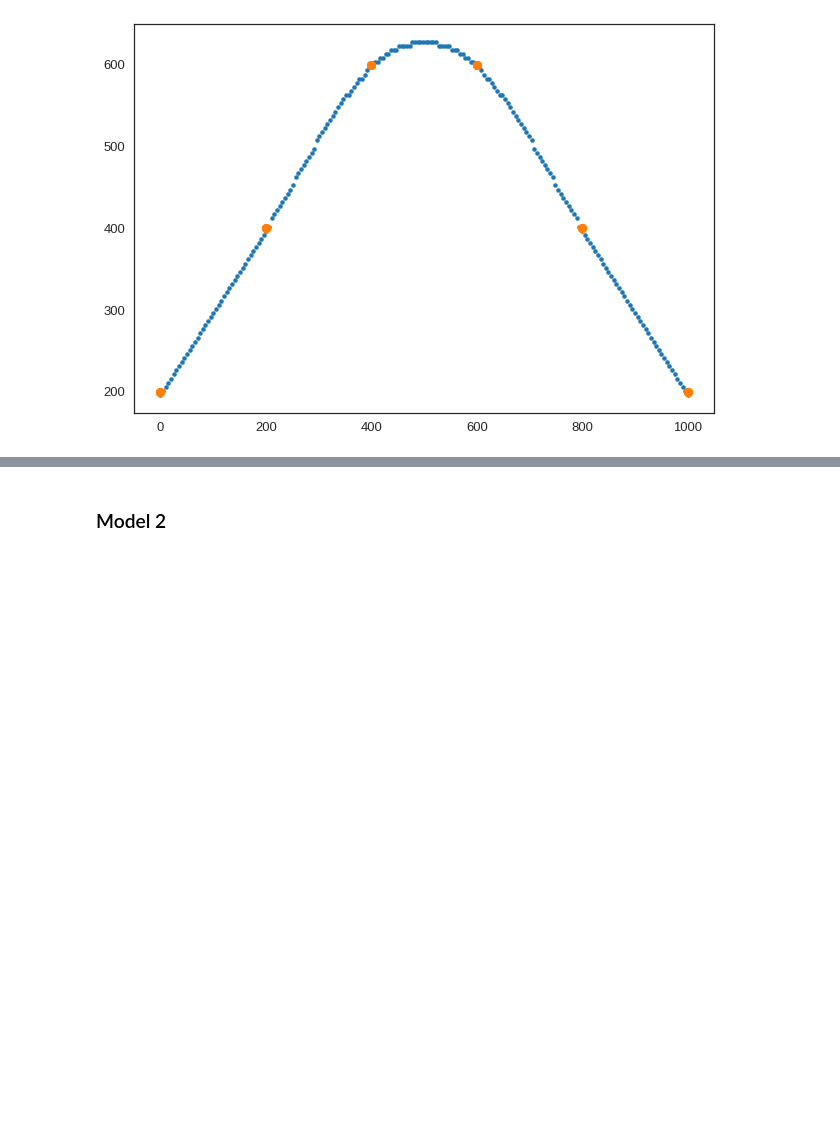
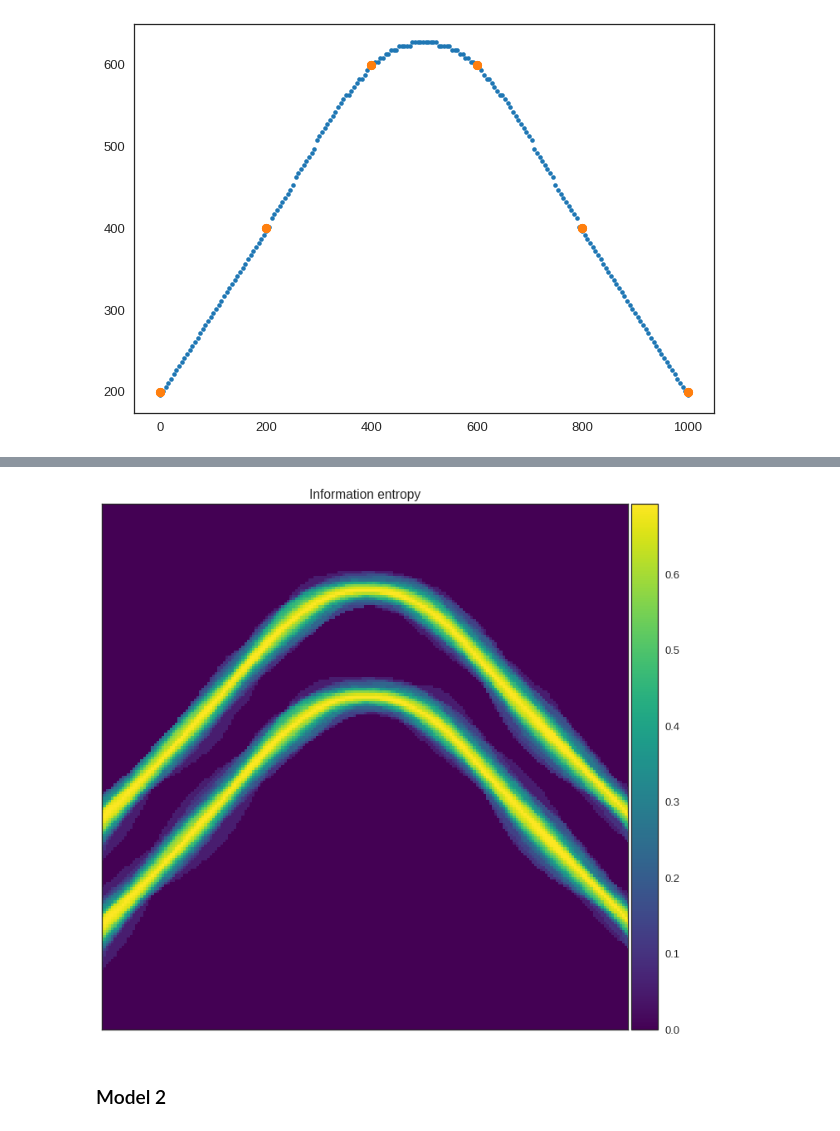
Before and after one commit to TrellixVulnTeam/gempy-notebooks_Q97W, a Jupyter notebook: server-gempy/geo-model-v4-test.ipynb, the cells around one changed output, grey strips where cells are left out. Cells and saved outputs as stored; diff of their text form; code cells hidden in the pictures; blank space fills up the shorter version.

```diff
--- a/server-gempy/geo-model-v4-test.ipynb
+++ b/server-gempy/geo-model-v4-test.ipynb
@@ -176,3 +242,21 @@ AssertionError: Some of the surface passed does not exist in the Formationobject
+# %%
+fig, (ax0) = plt.subplots(nrows=1, ncols=1, figsize=(12, 12))
+pos = ax0.imshow(A.T[:,:], cmap='viridis', interpolation='none')
+ax0.set_xlim([0,198])
+ax0.set_ylim([0,198])
+ax0.set_yticklabels([])
+ax0.set_xticklabels([])
+ax0.set_title('Information entropy')
+
+divider = make_axes_locatable(ax0)
+cax = divider.append_axes("right", size="5%", pad=.05)
+plt.colorbar(pos, cax=cax)
+
+# fig.colorbar(pos, ax=ax0)
+fig.savefig('./entropy.png')
+plt.show()
+# %% [output]
+[figure, added]
 # %% [markdown]
 ### Model 2
 # %%
```
Also changed, not shown: parts of 6 cells of this notebook.
